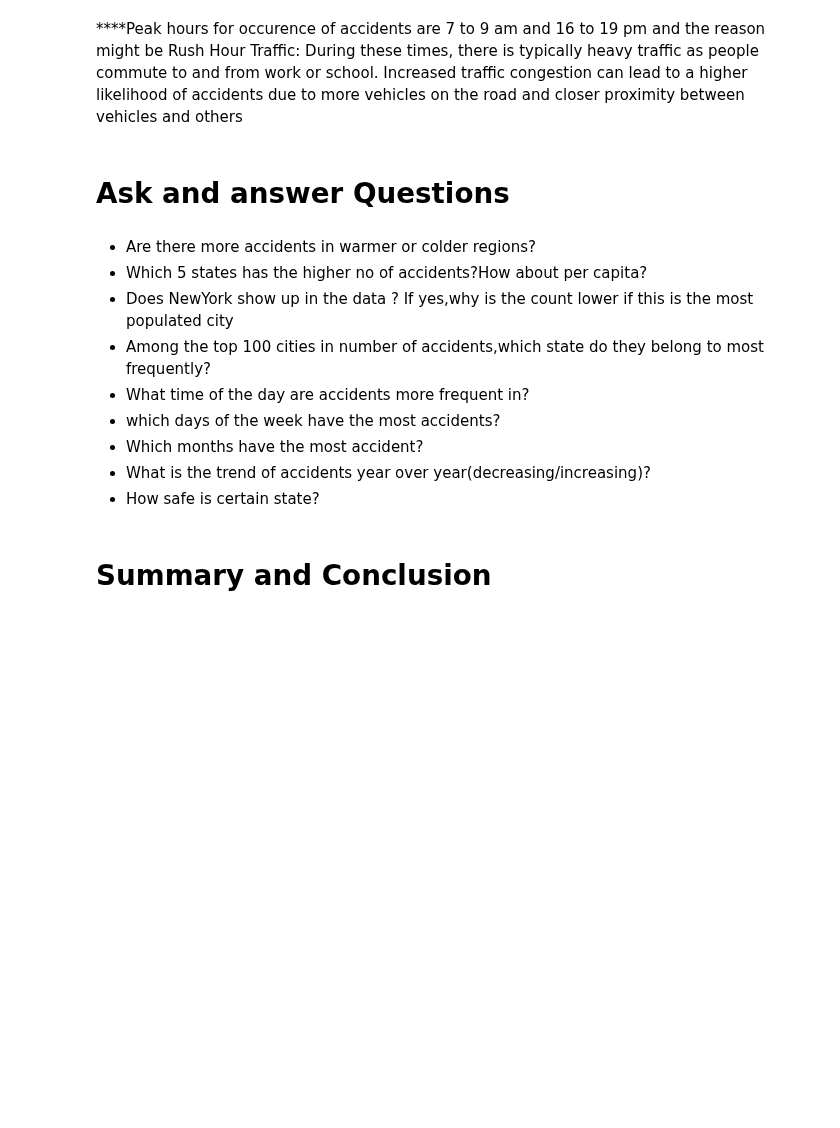
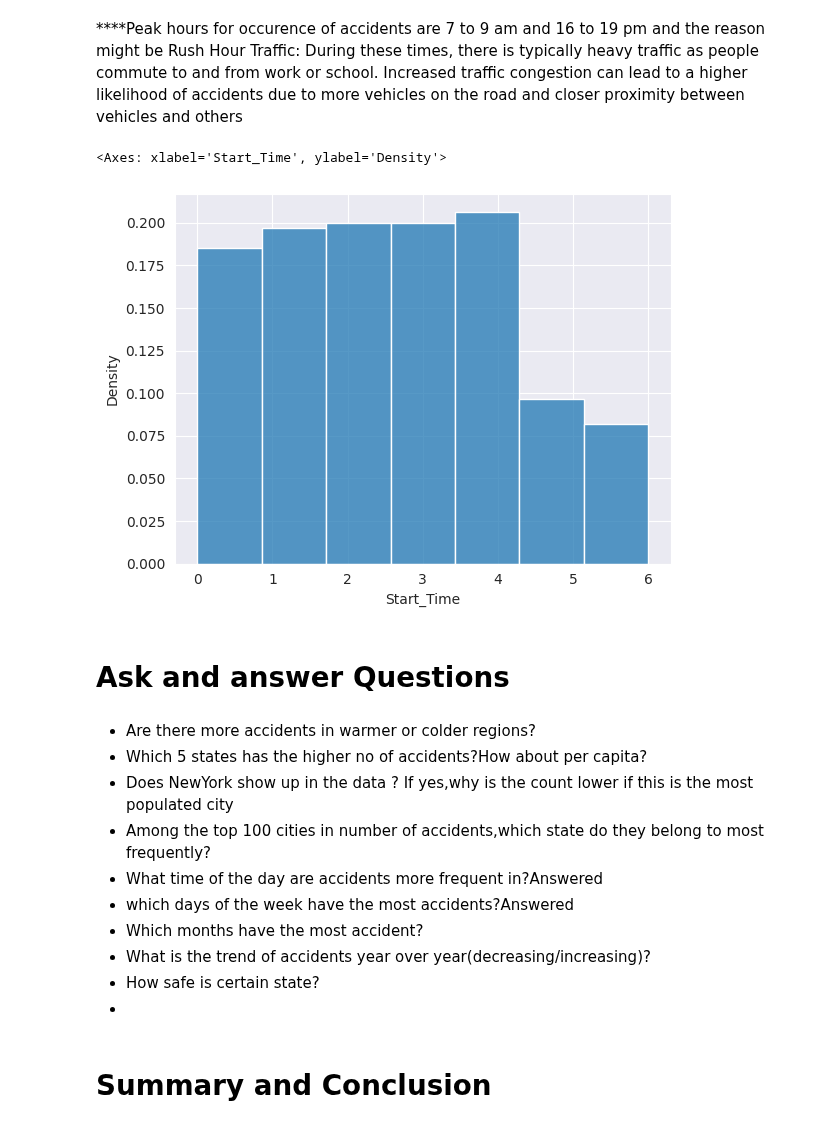
Before and after one commit to SanjilaGangaju/ExploratoryDataAnalysis_usingPython, a Jupyter notebook: us-accidents-eda.ipynb, the cells around one changed output. Drawn from its saved outputs; the diff is of its cells as text; code cells hidden in the pictures; blank space fills up the shorter version.

Commit message:
Kaggle Notebook | US_Accidents_EDA | Version 5

```diff
--- a/us-accidents-eda.ipynb
+++ b/us-accidents-eda.ipynb
@@ -275,6 +275,11 @@ sns.histplot(data['Start_Time'].dt.hour, bins=24, kde=False, stat='density')
 ****Peak hours for occurence of accidents are 7 to 9 am and 16 to 19 pm
 and the reason might be
 Rush Hour Traffic: During these times, there is typically heavy traffic as people commute to and from work or school. Increased traffic congestion can lead to a higher likelihood of accidents due to more vehicles on the road and closer proximity between vehicles and others
+# %%
+sns.histplot(data['Start_Time'].dt.dayofweek, bins=7, kde=False, stat='density')
+# %% [output]
+<Axes: xlabel='Start_Time', ylabel='Density'>
+[figure, added]
 # %% [markdown]
 # Ask and answer Questions
 # %% [markdown]
@@ -282,11 +287,12 @@ Rush Hour Traffic: During these times, there is typically heavy traffic as peopl
 - Which 5 states has the higher no of accidents?How about per capita?
 - Does NewYork show up in the data ? If yes,why is the count lower if this is the most populated city
 - Among the top 100 cities in number of accidents,which state do they belong to most frequently?
-- What time of the day are accidents more frequent in?
-- which days of the week have the most accidents?
+- What time of the day are accidents more frequent in?Answered
+- which days of the week have the most accidents?Answered
 - Which months have the most accident?
 - What is the trend of accidents year over year(decreasing/increasing)?
 - How safe is certain state?
+-
 # %% [markdown]
 # Summary and Conclusion
 # %% [markdown]
```
